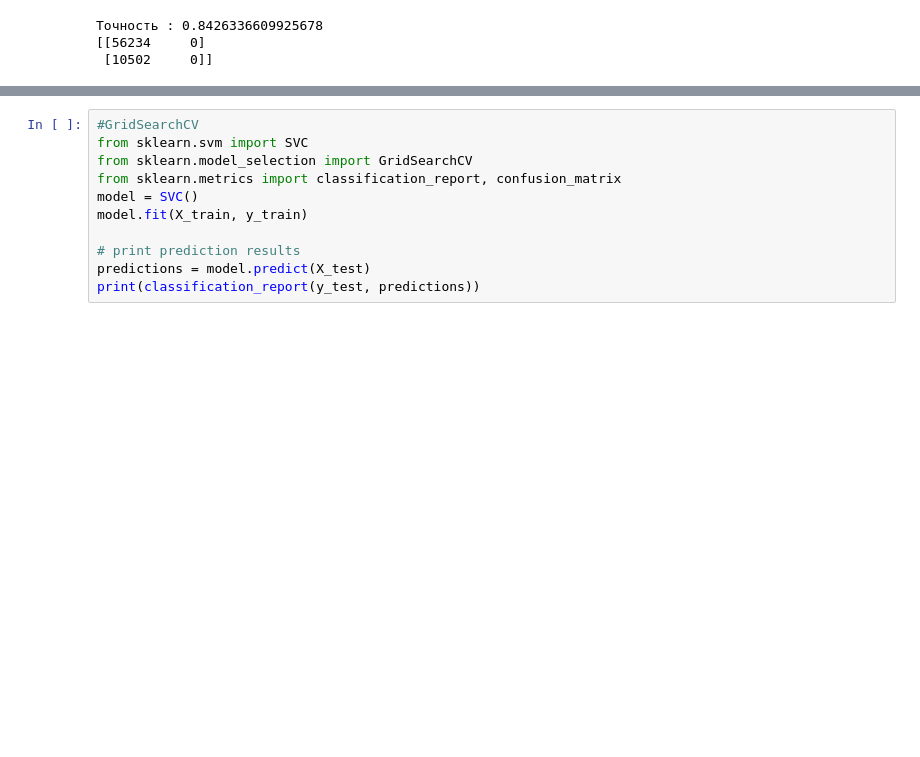
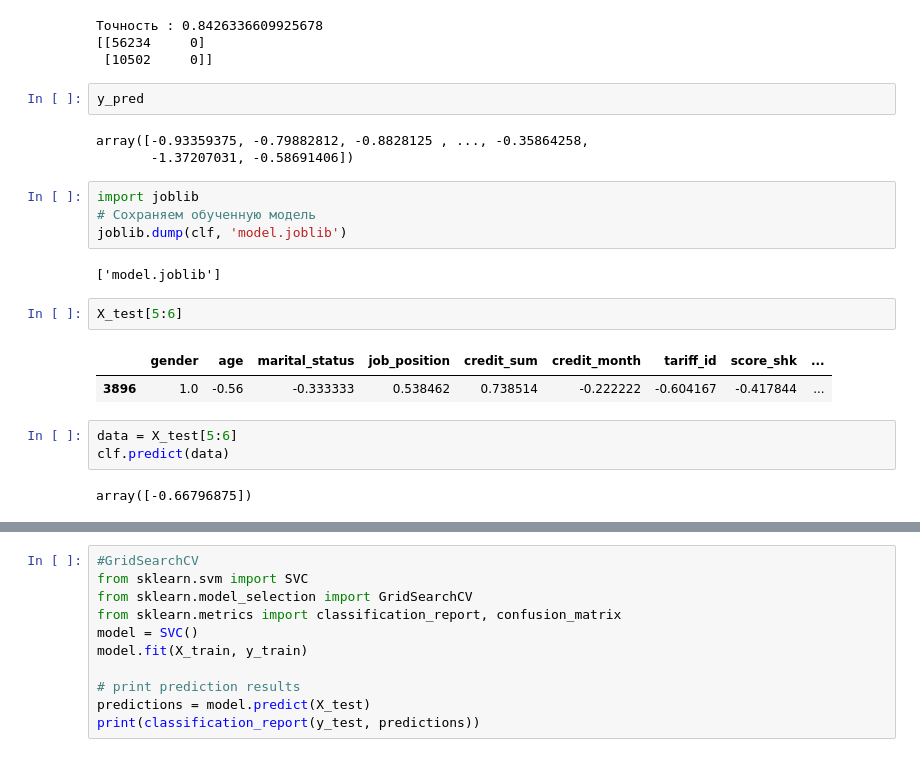
Before and after one commit to xxxSOERxxx/ML01_P_Online, a Jupyter notebook: Eugene_Piuta/DZ_12/task_1.ipynb, the cells around one changed output, grey strips where cells are left out. Cells and saved outputs as stored; diff of their text form; blank space fills up the shorter version.

```diff
--- a/Eugene_Piuta/DZ_12/task_1.ipynb
+++ b/Eugene_Piuta/DZ_12/task_1.ipynb
@@ -110,6 +110,27 @@ print(conf_m)
 Точность : 0.8426336609925678
 [[56234     0]
  [10502     0]]
+# %%
+y_pred
+# %% [output]
+array([-0.93359375, -0.79882812, -0.8828125 , ..., -0.35864258,
+       -1.37207031, -0.58691406])
+# %%
+import joblib
+# Сохраняем обученную модель
+joblib.dump(clf, 'model.joblib')
+# %% [output]
+['model.joblib']
+# %%
+X_test[5:6]
+# %% [output]
+|  | gender | age | marital_status | job_position | credit_sum | credit_month | tariff_id | score_shk | ... |
+| 3896 | 1.0 | -0.56 | -0.333333 | 0.538462 | 0.738514 | -0.222222 | -0.604167 | -0.417844 | ... |
+# %%
+data = X_test[5:6]
+clf.predict(data)
+# %% [output]
+array([-0.66796875])
 # %%
 #PolynomialFeatures + LinearRegression
 from sklearn.pipeline import make_pipeline
```
Also changed, not shown: parts of 1 cell of this notebook, 8 other files.
